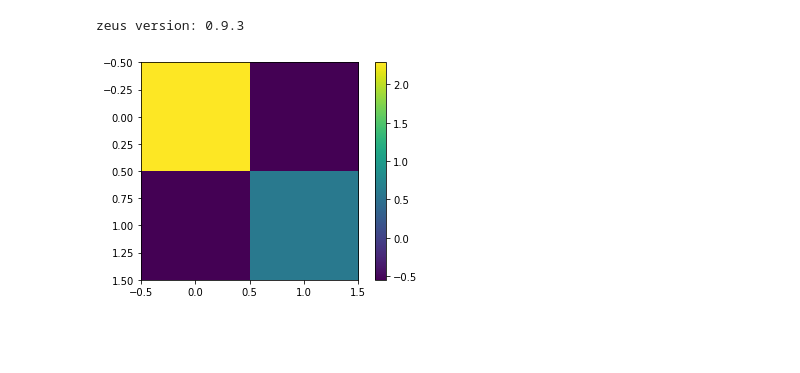
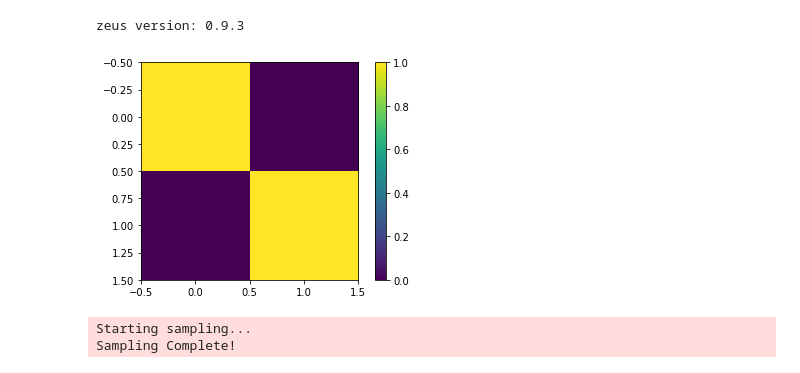
Before and after one commit to minaskar/zeus, a Jupyter notebook: examples/normal_distribution.ipynb, the cells around one changed output. Drawn from its saved outputs; the diff is of its cells as text; code cells hidden in the pictures; blank space fills up the shorter version.

```diff
--- a/examples/normal_distribution.ipynb
+++ b/examples/normal_distribution.ipynb
@@ -11,26 +11,32 @@ print('zeus version:', zeus.__version__)
 zeus version: 0.9.3
 # %%
 ndim = 2
-nwalkers = 20*ndim
+nwalkers = 2*ndim
 nsteps= 1000
 
-C = make_spd_matrix(ndim)
+#C = make_spd_matrix(ndim)
+C = np.identity(ndim)
 plt.imshow(C)
 plt.colorbar()
 
 icov = np.linalg.inv(C)
 
-mu = np.random.rand(ndim) * 100.0
+#mu = np.random.rand(ndim) * 100.0
+mu  = np.zeros(ndim)
 
 def logp(x, mu, icov):
     return -0.5 * np.dot(np.dot((x-mu).T,icov),(x-mu))
 
-start = np.random.rand(ndim)
+#start = np.random.rand(ndim)
+start = mu + 3.0 * np.random.randn(nwalkers,ndim)
 # %% [output]
-[figure, old version]
+[figure, new version]
 # %%
-sampler = zeus.sampler(logp, nwalkers, ndim, args=[mu, icov], mu=2.4)
+sampler = zeus.sampler(logp, nwalkers, ndim, args=[mu, icov])
 sampler.run(start, nsteps)
+# %% [output]
+Starting sampling...
+Sampling Complete!
 # %%
 plt.figure(figsize=(16,1.5*ndim))
 for n in range(ndim):
```
Also changed, not shown: parts of 2 cells of this notebook, 7 other files.
